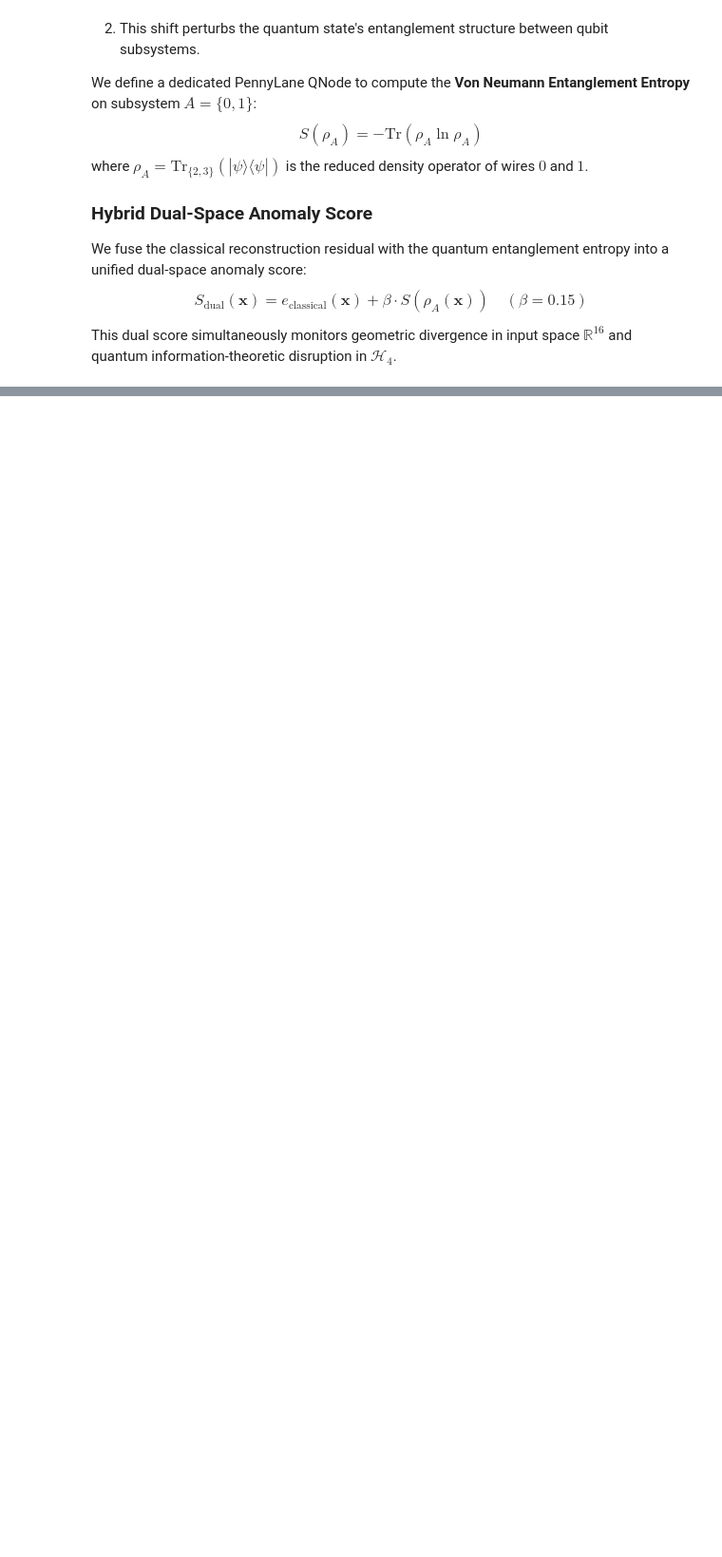
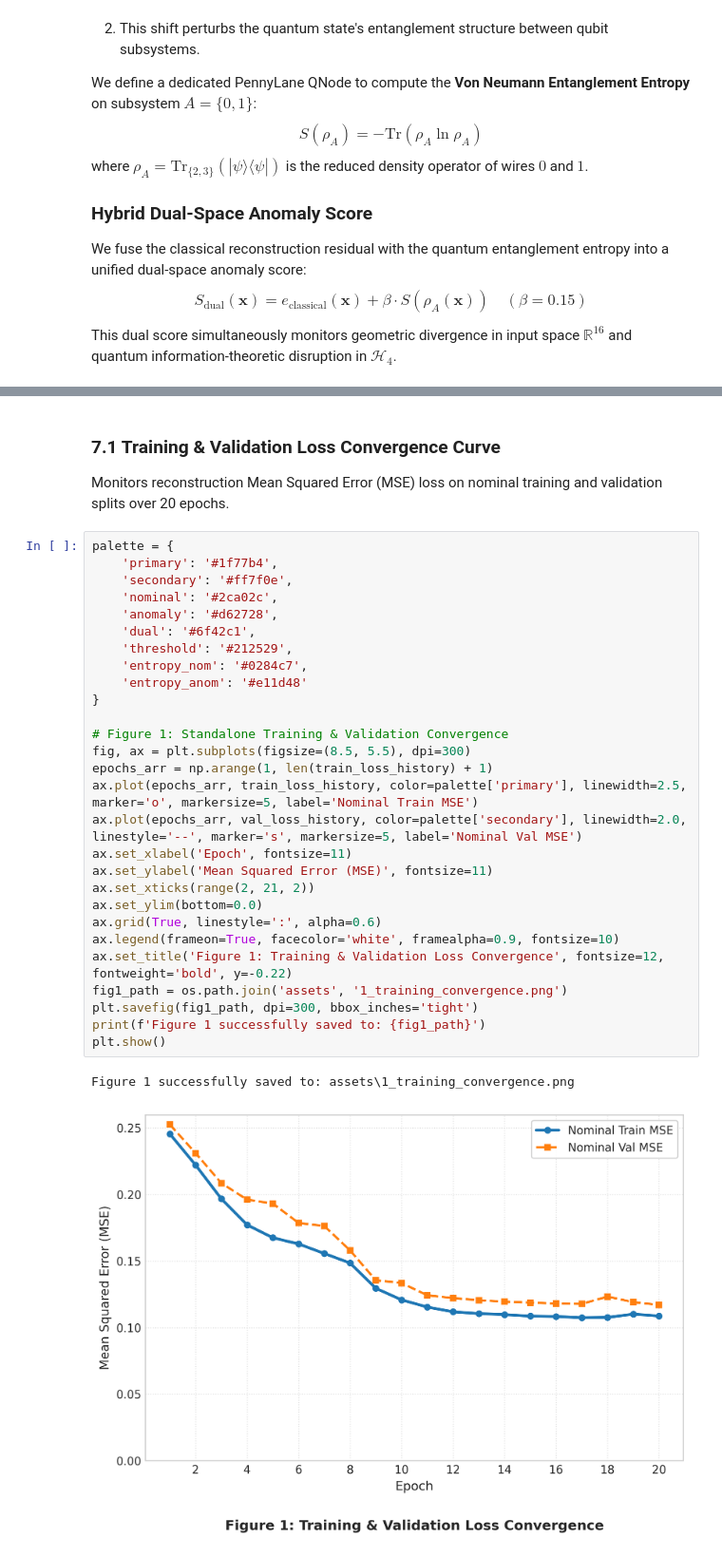
Before and after one commit to harish-k-harish/HQCAE-Anomaly-Detection, a Jupyter notebook: hqcae_experiment.ipynb, the cells around one changed output, grey strips where cells are left out. Shown at 95% size. Cells and saved outputs as stored; diff of their text form; blank space fills up the shorter version.

Commit message:
feat: separate results into 7 standalone coded figures with bottom captions

```diff
--- a/hqcae_experiment.ipynb
+++ b/hqcae_experiment.ipynb
@@ -589,0 +495,34 @@ High-resolution 4-panel comparison figure successfully saved to: assets\hqcae_ex
+# %% [markdown]
+### 7.1 Training & Validation Loss Convergence Curve
+Monitors reconstruction Mean Squared Error (MSE) loss on nominal training and validation splits over 20 epochs.
+# %%
+palette = {
+    'primary': '#1f77b4',
+    'secondary': '#ff7f0e',
+    'nominal': '#2ca02c',
+    'anomaly': '#d62728',
+    'dual': '#6f42c1',
+    'threshold': '#212529',
+    'entropy_nom': '#0284c7',
+    'entropy_anom': '#e11d48'
+}
+
+# Figure 1: Standalone Training & Validation Convergence
+fig, ax = plt.subplots(figsize=(8.5, 5.5), dpi=300)
+epochs_arr = np.arange(1, len(train_loss_history) + 1)
+ax.plot(epochs_arr, train_loss_history, color=palette['primary'], linewidth=2.5, marker='o', markersize=5, label='Nominal Train MSE')
+ax.plot(epochs_arr, val_loss_history, color=palette['secondary'], linewidth=2.0, linestyle='--', marker='s', markersize=5, label='Nominal Val MSE')
+ax.set_xlabel('Epoch', fontsize=11)
+ax.set_ylabel('Mean Squared Error (MSE)', fontsize=11)
+ax.set_xticks(range(2, 21, 2))
+ax.set_ylim(bottom=0.0)
+ax.grid(True, linestyle=':', alpha=0.6)
+ax.legend(frameon=True, facecolor='white', framealpha=0.9, fontsize=10)
+ax.set_title('Figure 1: Training & Validation Loss Convergence', fontsize=12, fontweight='bold', y=-0.22)
+fig1_path = os.path.join('assets', '1_training_convergence.png')
+plt.savefig(fig1_path, dpi=300, bbox_inches='tight')
+print(f'Figure 1 successfully saved to: {fig1_path}')
+plt.show()
+# %% [output]
+Figure 1 successfully saved to: assets\1_training_convergence.png
+[figure, added]
```
Also changed, not shown: parts of 16 cells of this notebook, 9 other files.
